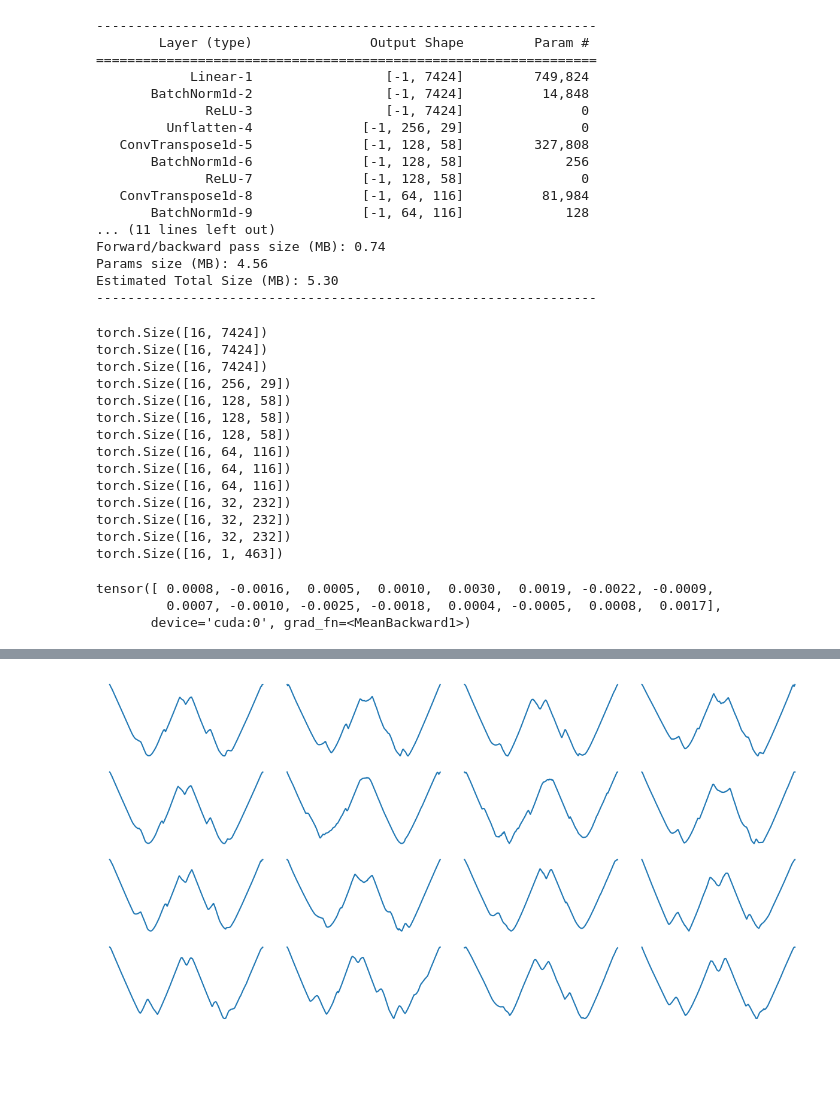
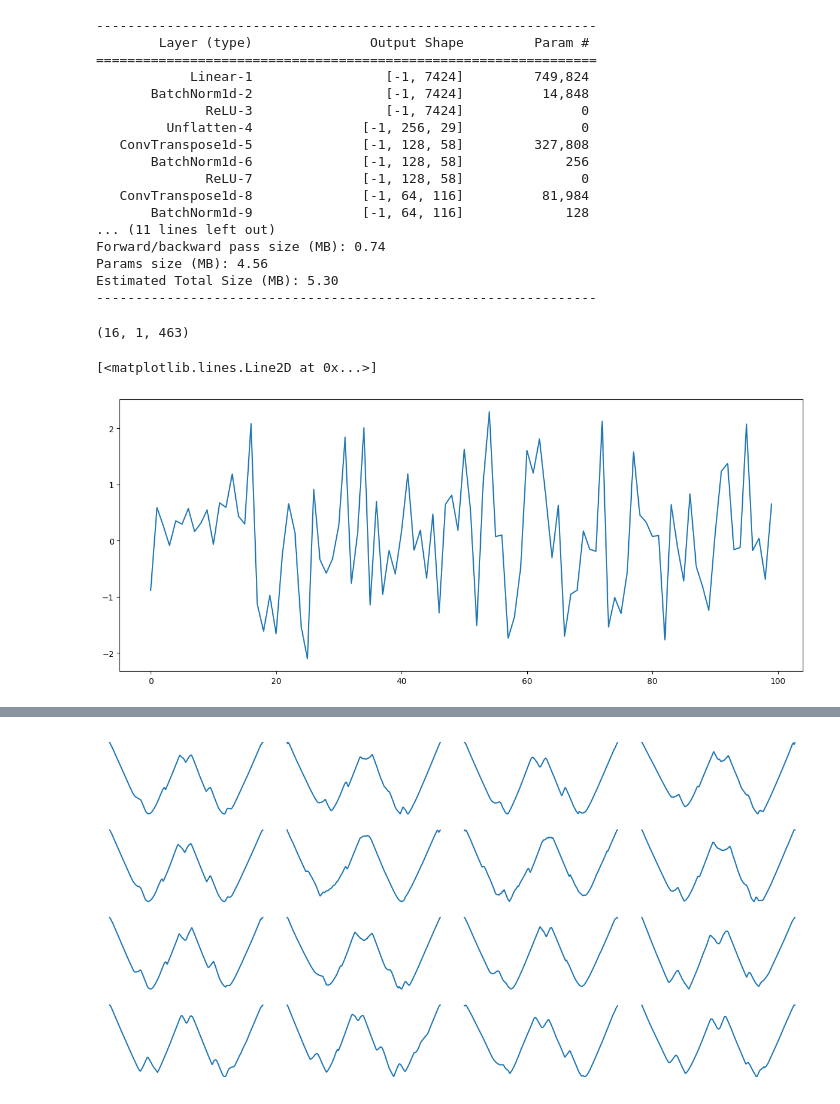
Before and after one commit to Vinimoga/tcgan, a Jupyter notebook: tcgan-note.ipynb, the cells around one changed output, grey strips where cells are left out. Cells and saved outputs as stored; diff of their text form; code cells hidden in the pictures; blank space fills up the shorter version.

```diff
--- a/tcgan-note.ipynb
+++ b/tcgan-note.ipynb
@@ -340,29 +354,13 @@ batch = x_tr_gan[:16,:,:]
 aux = np.loadtxt('/content/drive/MyDrive/Doutorado Unicamp/Projeto/github/tcgan/noise.txt', delimiter=',')
 z_batch = torch.tensor(aux, device=device, dtype=torch.float32).detach()
 generated_samples = generator(z_batch).cpu().detach().numpy()
-# %%
-aux = z_batch
-for i in range(len(generator)):
-    aux = generator[i](aux)
-    print(aux.shape)
-# %% [output]
-torch.Size([16, 7424])
-torch.Size([16, 7424])
-torch.Size([16, 7424])
-torch.Size([16, 256, 29])
-torch.Size([16, 128, 58])
-torch.Size([16, 128, 58])
-torch.Size([16, 128, 58])
-torch.Size([16, 64, 116])
-torch.Size([16, 64, 116])
-torch.Size([16, 64, 116])
-torch.Size([16, 32, 232])
-torch.Size([16, 32, 232])
-torch.Size([16, 32, 232])
-torch.Size([16, 1, 463])
-# %%
-torch.mean(generator[0](z_batch), axis=1)
-# %% [output]
-tensor([ 0.0008, -0.0016,  0.0005,  0.0010,  0.0030,  0.0019, -0.0022, -0.0009,
-         0.0007, -0.0010, -0.0025, -0.0018,  0.0004, -0.0005,  0.0008,  0.0017],
-       device='cuda:0', grad_fn=<MeanBackward1>)
+# %%
+generated_samples.shape
+# %% [output]
+(16, 1, 463)
+# %%
+fig = plt.figure(figsize=(15, 6))
+plt.plot(z_batch[0])
+# %% [output]
+[<matplotlib.lines.Line2D at 0x...>]
+[figure, added]
```
Also changed, not shown: parts of 17 cells of this notebook.
